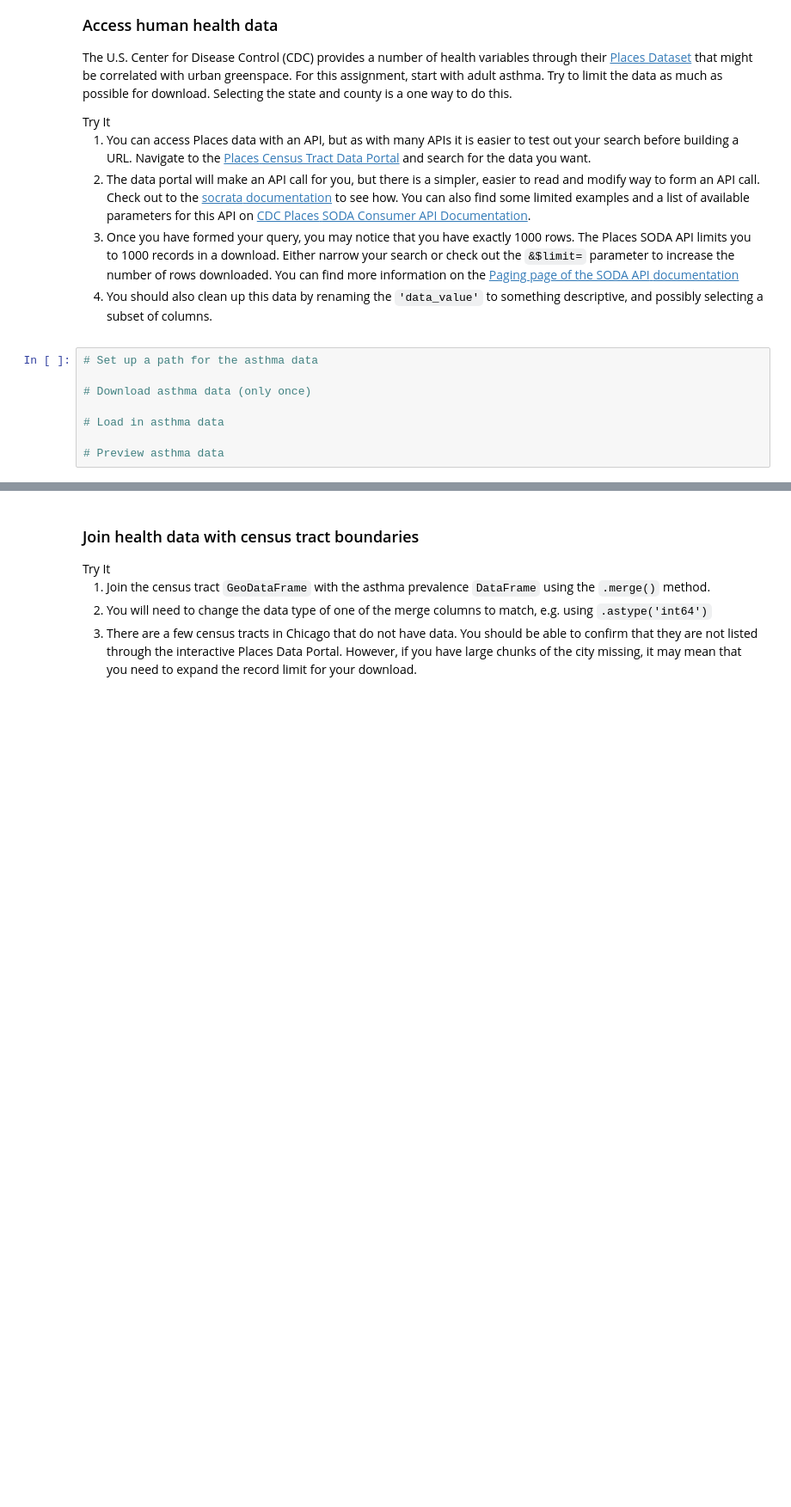
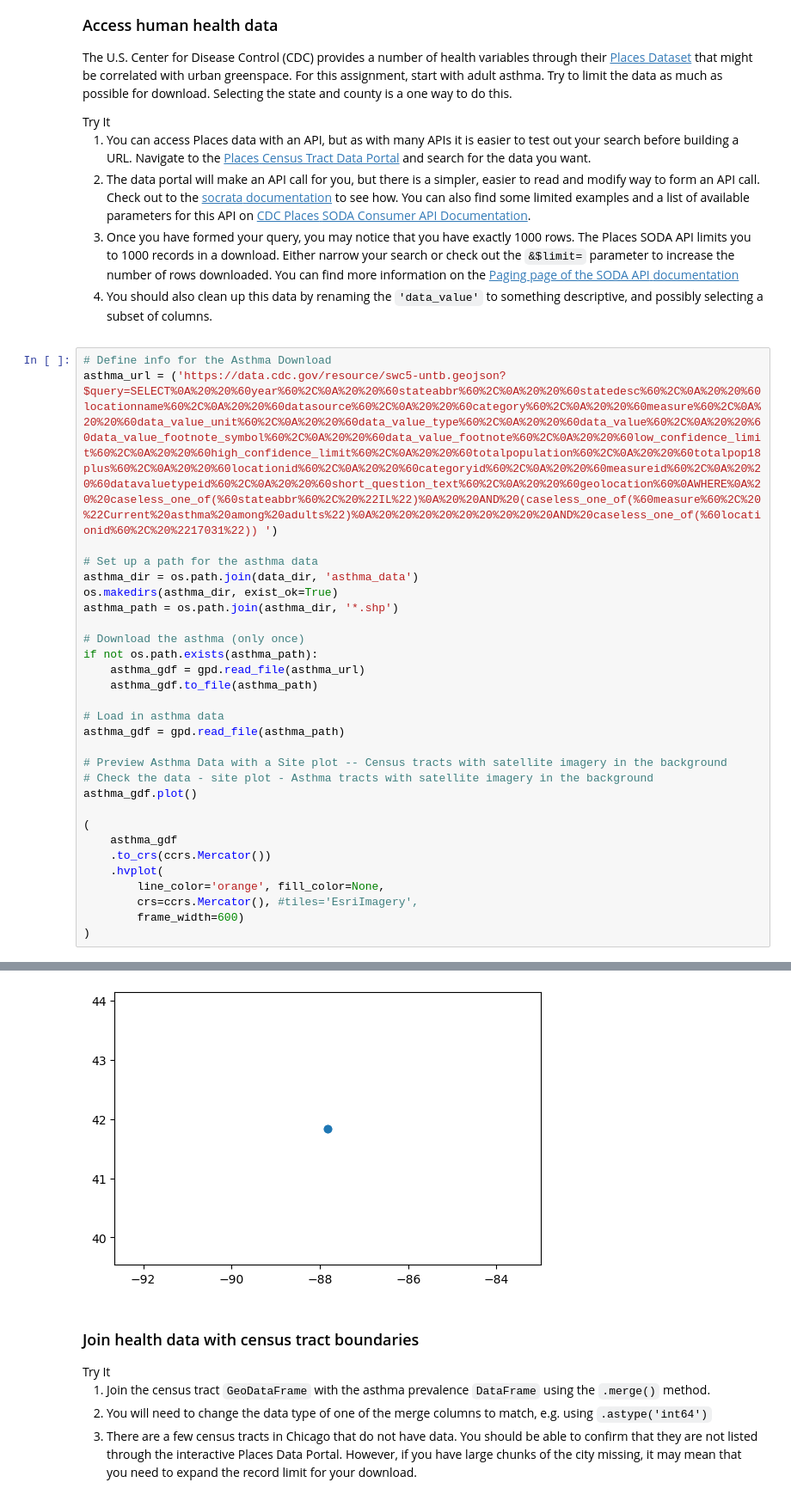
Before and after one commit to earthlab-education/big-data-ZimmZone, a Jupyter notebook: big-data.ipynb, the cells around one changed output, grey strips where cells are left out. Shown at 86% size. Cells and saved outputs as stored; diff of their text form; blank space fills up the shorter version.

Commit message:
Did the asthma section - incorrectly

```diff
--- a/big-data.ipynb
+++ b/big-data.ipynb
@@ -307,10 +307,32 @@ documentation</a></li>
 selecting a subset of columns.</li>
 </ol></div></div>
 # %%
+# Define info for the Asthma Download
+asthma_url = ('https://data.cdc.gov/resource/swc5-untb.geojson?$query=SELECT%0A%20%20%60year%60%2C%0A%20%20%60stateabbr%60%2C%0A%20%20%60statedesc%60%2C%0A%20%20%60locationname%60%2C%0A%20%20%60datasource%60%2C%0A%20%20%60category%60%2C%0A%20%20%60measure%60%2C%0A%20%20%60data_value_unit%60%2C%0A%20%20%60data_value_type%60%2C%0A%20%20%60data_value%60%2C%0A%20%20%60data_value_footnote_symbol%60%2C%0A%20%20%60data_value_footnote%60%2C%0A%20%20%60low_confidence_limit%60%2C%0A%20%20%60high_confidence_limit%60%2C%0A%20%20%60totalpopulation%60%2C%0A%20%20%60totalpop18plus%60%2C%0A%20%20%60locationid%60%2C%0A%20%20%60categoryid%60%2C%0A%20%20%60measureid%60%2C%0A%20%20%60datavaluetypeid%60%2C%0A%20%20%60short_question_text%60%2C%0A%20%20%60geolocation%60%0AWHERE%0A%20%20caseless_one_of(%60stateabbr%60%2C%20%22IL%22)%0A%20%20AND%20(caseless_one_of(%60measure%60%2C%20%22Current%20asthma%20among%20adults%22)%0A%20%20%20%20%20%20%20%20%20AND%20caseless_one_of(%60locationid%60%2C%20%2217031%22)) ')
+
 # Set up a path for the asthma data
+asthma_dir = os.path.join(data_dir, 'asthma_data')
+os.makedirs(asthma_dir, exist_ok=True)
+asthma_path = os.path.join(asthma_dir, '*.shp')
 
-# Download asthma data (only once)
+# Download the asthma (only once)
+if not os.path.exists(asthma_path):
+    asthma_gdf = gpd.read_file(asthma_url)
+    asthma_gdf.to_file(asthma_path)
 
 # Load in asthma data
+asthma_gdf = gpd.read_file(asthma_path)
 
-# Preview asthma data
+# Preview Asthma Data with a Site plot -- Census tracts with satellite imagery in the background
+# Check the data - site plot - Asthma tracts with satellite imagery in the background
+asthma_gdf.plot()
+
+(
+    asthma_gdf
+    .to_crs(ccrs.Mercator())
+    .hvplot(
+        line_color='orange', fill_color=None,
+        crs=ccrs.Mercator(), #tiles='EsriImagery',
+        frame_width=600)
+)
+# %% [output]
@@ -317,3 +340,4 @@ selecting a subset of columns.</li>
+[figure, added]
 # %% [markdown]
 ### Join health data with census tract boundaries
 
```
Also changed, not shown: parts of 2 cells of this notebook.
